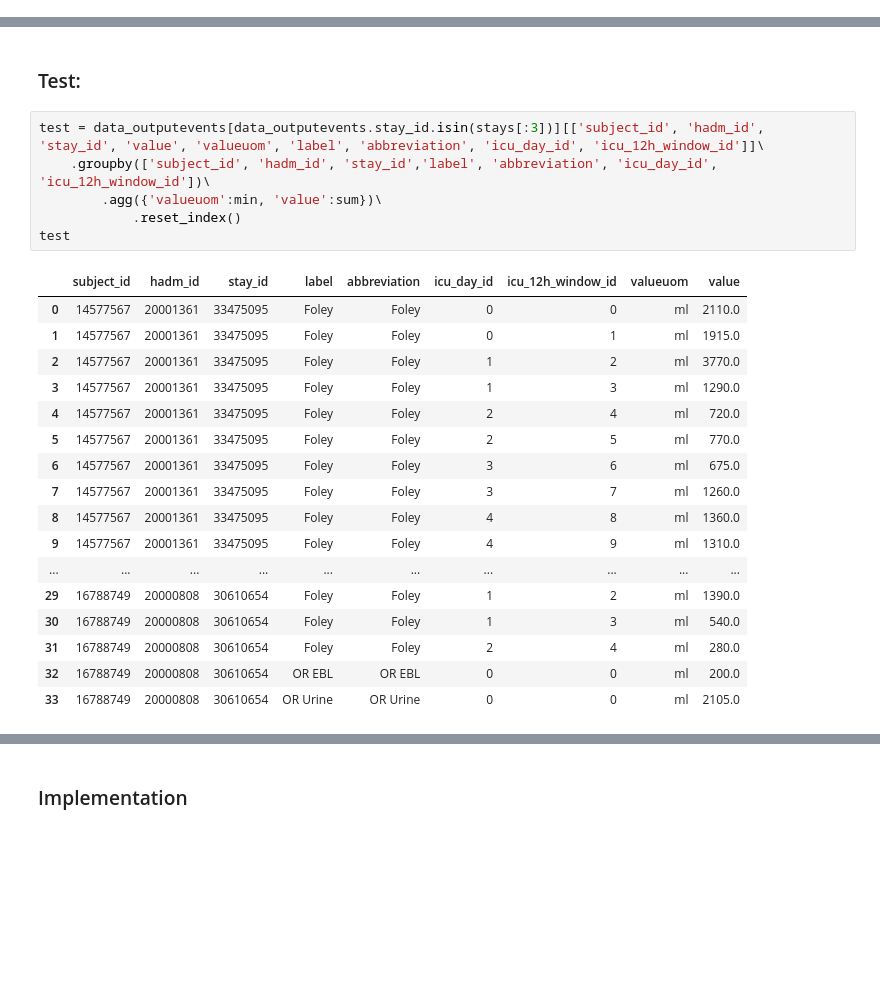
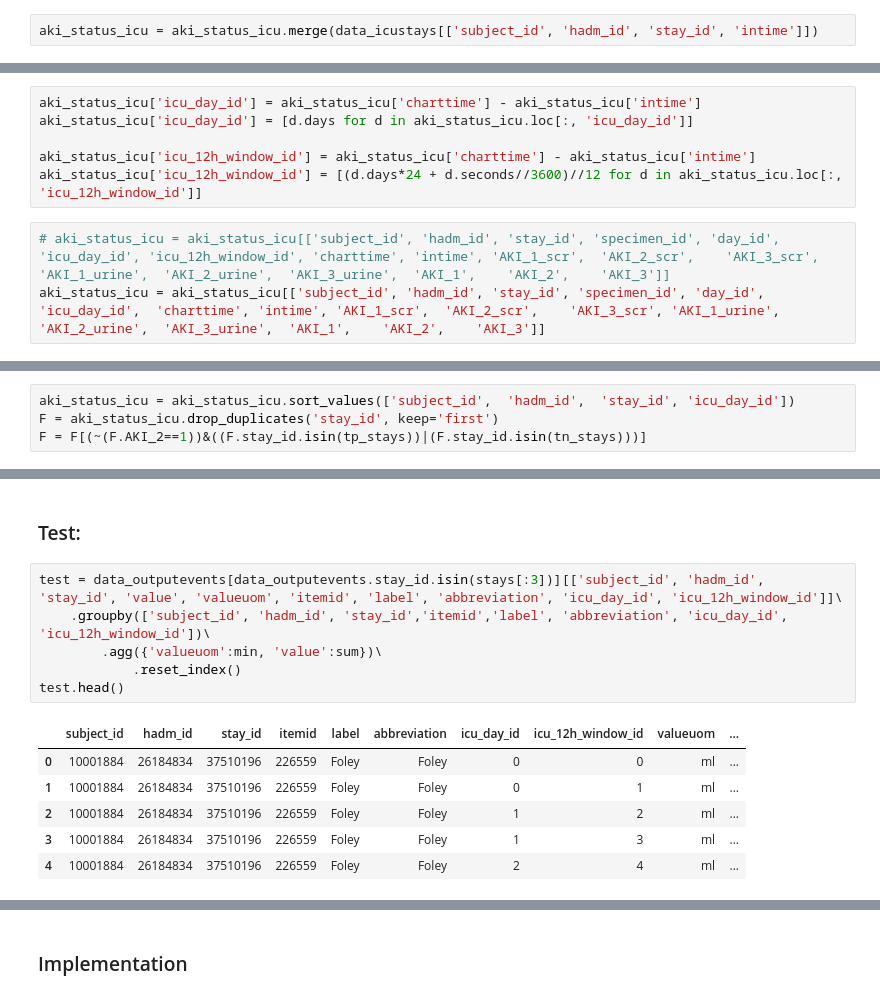
Before and after one commit to maslenkovas/aki_prediction, a Jupyter notebook: other/icu_preprocessing.ipynb, the cells around one changed output, grey strips where cells are left out. Drawn from its saved outputs; the diff is of its cells as text; blank space fills up the shorter version.

```diff
--- a/other/icu_preprocessing.ipynb
+++ b/other/icu_preprocessing.ipynb
@@ -1890,0 +1990,2 @@ AKI_3 SCr: 4995 Urine:  4995 Both:  8339
+# %%
+aki_status_icu = aki_status_icu.merge(data_icustays[['subject_id', 'hadm_id', 'stay_id', 'intime']])
@@ -1891,3 +2013,12 @@ AKI_3 SCr: 4995 Urine:  4995 Both:  8339
+# %%
+aki_status_icu['icu_day_id'] = aki_status_icu['charttime'] - aki_status_icu['intime']
+aki_status_icu['icu_day_id'] = [d.days for d in aki_status_icu.loc[:, 'icu_day_id']]
+
+aki_status_icu['icu_12h_window_id'] = aki_status_icu['charttime'] - aki_status_icu['intime']
+aki_status_icu['icu_12h_window_id'] = [(d.days*24 + d.seconds//3600)//12 for d in aki_status_icu.loc[:, 'icu_12h_window_id']]
+# %%
+# aki_status_icu = aki_status_icu[['subject_id', 'hadm_id', 'stay_id', 'specimen_id', 'day_id', 'icu_day_id', 'icu_12h_window_id', 'charttime', 'intime', 'AKI_1_scr',	'AKI_2_scr',	'AKI_3_scr', 'AKI_1_urine',	'AKI_2_urine',	'AKI_3_urine',	'AKI_1',	'AKI_2',	'AKI_3']]
+aki_status_icu = aki_status_icu[['subject_id', 'hadm_id', 'stay_id', 'specimen_id', 'day_id', 'icu_day_id',  'charttime', 'intime', 'AKI_1_scr',	'AKI_2_scr',	'AKI_3_scr', 'AKI_1_urine',	'AKI_2_urine',	'AKI_3_urine',	'AKI_1',	'AKI_2',	'AKI_3']]
 # %%
 aki_status_icu.head()
 # %% [output]
@@ -2029,0 +2188,4 @@ print(f'(TP) admissions with  AKI diagnoses and AKI found by criterias: ',tp_adm
+# %%
+aki_status_icu = aki_status_icu.sort_values(['subject_id',	'hadm_id',	'stay_id', 'icu_day_id'])
+F = aki_status_icu.drop_duplicates('stay_id', keep='first')
+F = F[(~(F.AKI_2==1))&((F.stay_id.isin(tp_stays))|(F.stay_id.isin(tn_stays)))]
@@ -2437,27 +2726,16 @@ itemid | label | category | valuenum
 # %% [markdown]
 ### Test:
 # %%
-test = data_outputevents[data_outputevents.stay_id.isin(stays[:3])][['subject_id', 'hadm_id', 'stay_id', 'value', 'valueuom', 'label', 'abbreviation', 'icu_day_id', 'icu_12h_window_id']]\
-    .groupby(['subject_id', 'hadm_id', 'stay_id','label', 'abbreviation', 'icu_day_id', 'icu_12h_window_id'])\
+test = data_outputevents[data_outputevents.stay_id.isin(stays[:3])][['subject_id', 'hadm_id', 'stay_id', 'value', 'valueuom', 'itemid', 'label', 'abbreviation', 'icu_day_id', 'icu_12h_window_id']]\
+    .groupby(['subject_id', 'hadm_id', 'stay_id','itemid','label', 'abbreviation', 'icu_day_id', 'icu_12h_window_id'])\
         .agg({'valueuom':min, 'value':sum})\
             .reset_index()
-test
+test.head()
 # %% [output]
-|  | subject_id | hadm_id | stay_id | label | abbreviation | icu_day_id | icu_12h_window_id | valueuom | value |
-| 0 | 14577567 | 20001361 | 33475095 | Foley | Foley | 0 | 0 | ml | 2110.0 |
-| 1 | 14577567 | 20001361 | 33475095 | Foley | Foley | 0 | 1 | ml | 1915.0 |
-| 2 | 14577567 | 20001361 | 33475095 | Foley | Foley | 1 | 2 | ml | 3770.0 |
-| 3 | 14577567 | 20001361 | 33475095 | Foley | Foley | 1 | 3 | ml | 1290.0 |
-| 4 | 14577567 | 20001361 | 33475095 | Foley | Foley | 2 | 4 | ml | 720.0 |
-| 5 | 14577567 | 20001361 | 33475095 | Foley | Foley | 2 | 5 | ml | 770.0 |
-| 6 | 14577567 | 20001361 | 33475095 | Foley | Foley | 3 | 6 | ml | 675.0 |
-| 7 | 14577567 | 20001361 | 33475095 | Foley | Foley | 3 | 7 | ml | 1260.0 |
-| 8 | 14577567 | 20001361 | 33475095 | Foley | Foley | 4 | 8 | ml | 1360.0 |
-| 9 | 14577567 | 20001361 | 33475095 | Foley | Foley | 4 | 9 | ml | 1310.0 |
-| ... | ... | ... | ... | ... | ... | ... | ... | ... | ... |
-| 29 | 16788749 | 20000808 | 30610654 | Foley | Foley | 1 | 2 | ml | 1390.0 |
-| 30 | 16788749 | 20000808 | 30610654 | Foley | Foley | 1 | 3 | ml | 540.0 |
-| 31 | 16788749 | 20000808 | 30610654 | Foley | Foley | 2 | 4 | ml | 280.0 |
-| 32 | 16788749 | 20000808 | 30610654 | OR EBL | OR EBL | 0 | 0 | ml | 200.0 |
-| 33 | 16788749 | 20000808 | 30610654 | OR Urine | OR Urine | 0 | 0 | ml | 2105.0 |
+|  | subject_id | hadm_id | stay_id | itemid | label | abbreviation | icu_day_id | icu_12h_window_id | valueuom | ... |
+| 0 | 10001884 | 26184834 | 37510196 | 226559 | Foley | Foley | 0 | 0 | ml | ... |
+| 1 | 10001884 | 26184834 | 37510196 | 226559 | Foley | Foley | 0 | 1 | ml | ... |
+| 2 | 10001884 | 26184834 | 37510196 | 226559 | Foley | Foley | 1 | 2 | ml | ... |
+| 3 | 10001884 | 26184834 | 37510196 | 226559 | Foley | Foley | 1 | 3 | ml | ... |
+| 4 | 10001884 | 26184834 | 37510196 | 226559 | Foley | Foley | 2 | 4 | ml | ... |
 # %%
```
Also changed, not shown: parts of 206 cells of this notebook, 3 other files.
